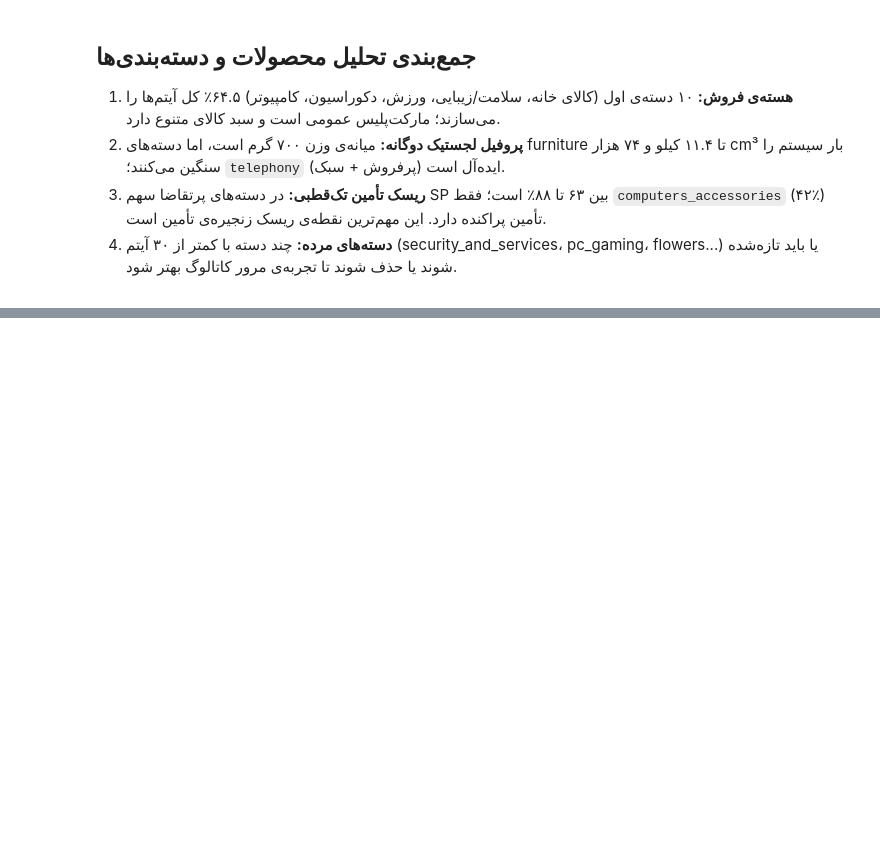
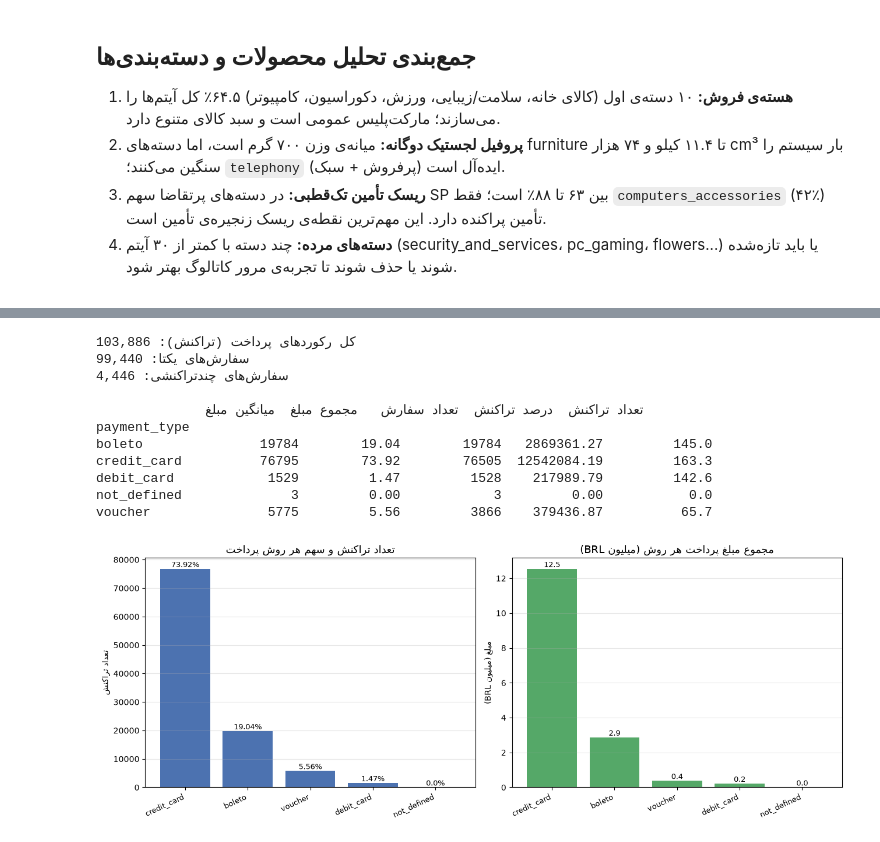
Before and after one commit to arashalidadi/olist-pro, a Jupyter notebook: olist_analysis.ipynb, the cells around one changed output, grey strips where cells are left out. Drawn from its saved outputs; the diff is of its cells as text; code cells hidden in the pictures; blank space fills up the shorter version.

Commit message:
add stage 6 (payment behavior analysis)

```diff
--- a/olist_analysis.ipynb
+++ b/olist_analysis.ipynb
@@ -2107,0 +2131,52 @@ computers_accessories    42.0
+# %%
+n_tx = len(payments)
+n_orders = payments['order_id'].nunique()
+print(f'کل رکوردهای پرداخت (تراکنش): {n_tx:,}')
+print(f'سفارش‌های یکتا: {n_orders:,}')
+print(f'سفارش‌های چندتراکنشی: {n_tx - n_orders:,}')
+print()
+
+method_tx = payments.groupby('payment_type').size().sort_values(ascending=False)
+share_tx = (method_tx / n_tx * 100).round(2)
+method_sum = payments.groupby('payment_type')['payment_value'].sum().sort_values(ascending=False)
+method_mean = payments.groupby('payment_type')['payment_value'].mean().round(1)
+method_orders = payments.groupby('payment_type')['order_id'].nunique()
+
+method_table = pd.DataFrame({
+    'تعداد تراکنش': method_tx,
+    'درصد تراکنش': share_tx,
+    'تعداد سفارش': method_orders,
+    'مجموع مبلغ': method_sum,
+    'میانگین مبلغ': method_mean,
+})
+print(method_table.to_string())
+
+fig, axes = plt.subplots(1, 2, figsize=(13, 5))
+bars = axes[0].bar(method_tx.index, method_tx.values, color='#4c72b0')
+axes[0].bar_label(bars, labels=[f'{p}%' for p in share_tx.values], fontsize=9)
+axes[0].set_title(fa('تعداد تراکنش و سهم هر روش پرداخت'), fontsize=13)
+axes[0].set_ylabel(fa('تعداد تراکنش'))
+axes[0].grid(axis='y', alpha=0.3)
+plt.setp(axes[0].get_xticklabels(), rotation=25, ha='right', fontsize=9)
+
+bars = axes[1].bar(method_sum.index, method_sum.values / 1e6, color='#55a868')
+axes[1].bar_label(bars, labels=[f'{v/1e6:.1f}' for v in method_sum.values], fontsize=9)
+axes[1].set_title(fa('مجموع مبلغ پرداخت هر روش') + ' (' + fa('میلیون') + ' BRL)', fontsize=13)
+axes[1].set_ylabel(fa('مبلغ') + ' (' + fa('میلیون') + ' BRL)')
+axes[1].grid(axis='y', alpha=0.3)
+plt.setp(axes[1].get_xticklabels(), rotation=25, ha='right', fontsize=9)
+fig.tight_layout()
+plt.show()
+# %% [output]
+کل رکوردهای پرداخت (تراکنش): 103,886
+سفارش‌های یکتا: 99,440
+سفارش‌های چندتراکنشی: 4,446
+
+              تعداد تراکنش  درصد تراکنش  تعداد سفارش   مجموع مبلغ  میانگین مبلغ
+payment_type
+boleto               19784        19.04        19784   2869361.27         145.0
+credit_card          76795        73.92        76505  12542084.19         163.3
+debit_card            1529         1.47         1528    217989.79         142.6
+not_defined              3         0.00            3         0.00           0.0
+voucher               5775         5.56         3866    379436.87          65.7
+[figure, added]
```
Also changed, not shown: parts of 11 cells of this notebook, 1 other file.
